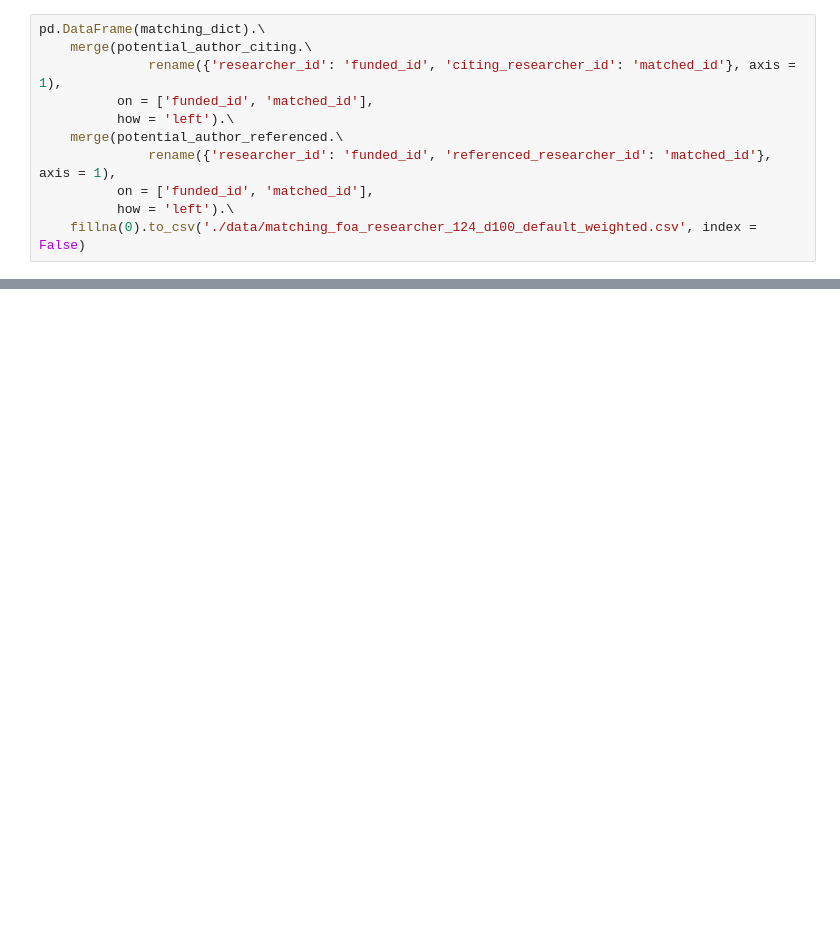
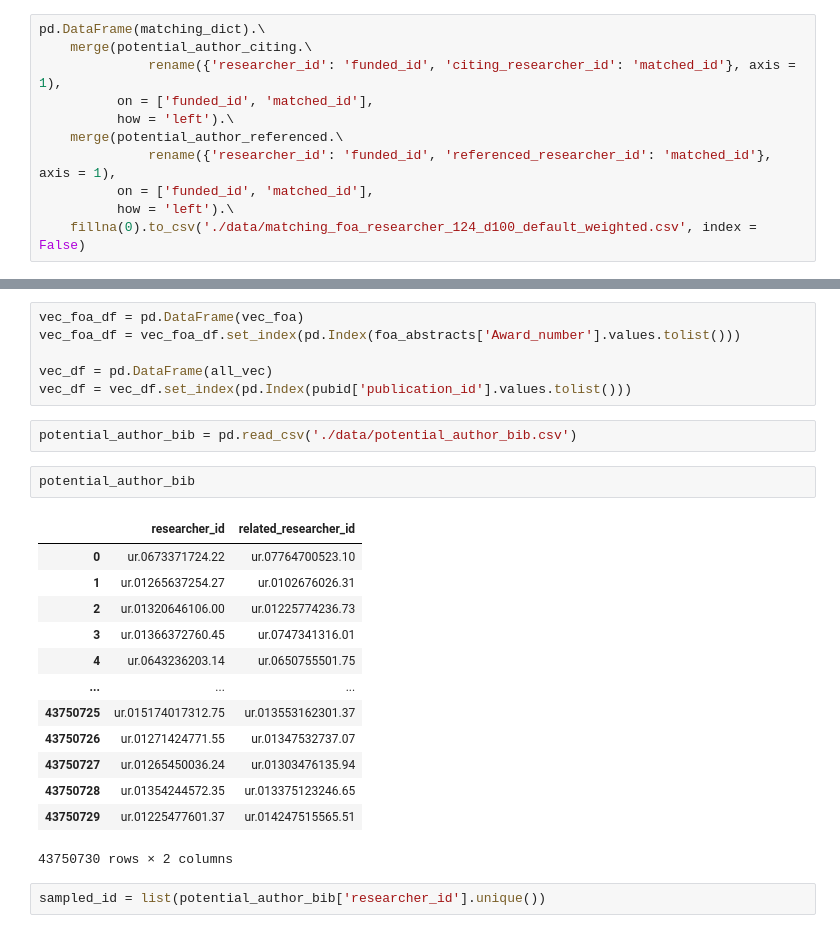
Before and after one commit to sciosci/sloan-lda-bib, a Jupyter notebook: researcher_lda_matching.ipynb, the cells around one changed output, grey strips where cells are left out. Saved outputs shown, nothing was run; the diff lists cells and outputs as text; blank space fills up the shorter version.

```diff
--- a/researcher_lda_matching.ipynb
+++ b/researcher_lda_matching.ipynb
@@ -452,0 +520,26 @@ pd.DataFrame(matching_dict).\
+# %%
+vec_foa_df = pd.DataFrame(vec_foa)
+vec_foa_df = vec_foa_df.set_index(pd.Index(foa_abstracts['Award_number'].values.tolist()))
+
+vec_df = pd.DataFrame(all_vec)
+vec_df = vec_df.set_index(pd.Index(pubid['publication_id'].values.tolist()))
+# %%
+potential_author_bib = pd.read_csv('./data/potential_author_bib.csv')
+# %%
+potential_author_bib
+# %% [output]
+|  | researcher_id | related_researcher_id |
+| 0 | ur.0673371724.22 | ur.07764700523.10 |
+| 1 | ur.01265637254.27 | ur.0102676026.31 |
+| 2 | ur.01320646106.00 | ur.01225774236.73 |
+| 3 | ur.01366372760.45 | ur.0747341316.01 |
+| 4 | ur.0643236203.14 | ur.0650755501.75 |
+| ... | ... | ... |
+| 43750725 | ur.015174017312.75 | ur.013553162301.37 |
+| 43750726 | ur.01271424771.55 | ur.01347532737.07 |
+| 43750727 | ur.01265450036.24 | ur.01303476135.94 |
+| 43750728 | ur.01354244572.35 | ur.013375123246.65 |
+| 43750729 | ur.01225477601.37 | ur.014247515565.51 |
+43750730 rows × 2 columns
+# %%
+sampled_id = list(potential_author_bib['researcher_id'].unique())
```
Also changed, not shown: parts of 15 cells of this notebook, 4 other files.
